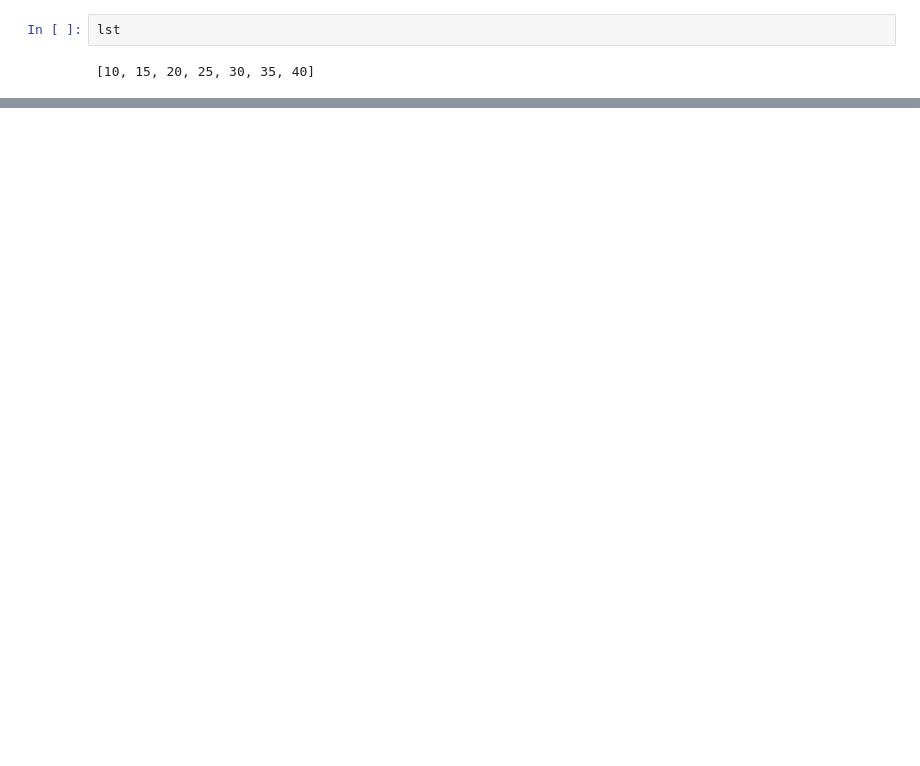
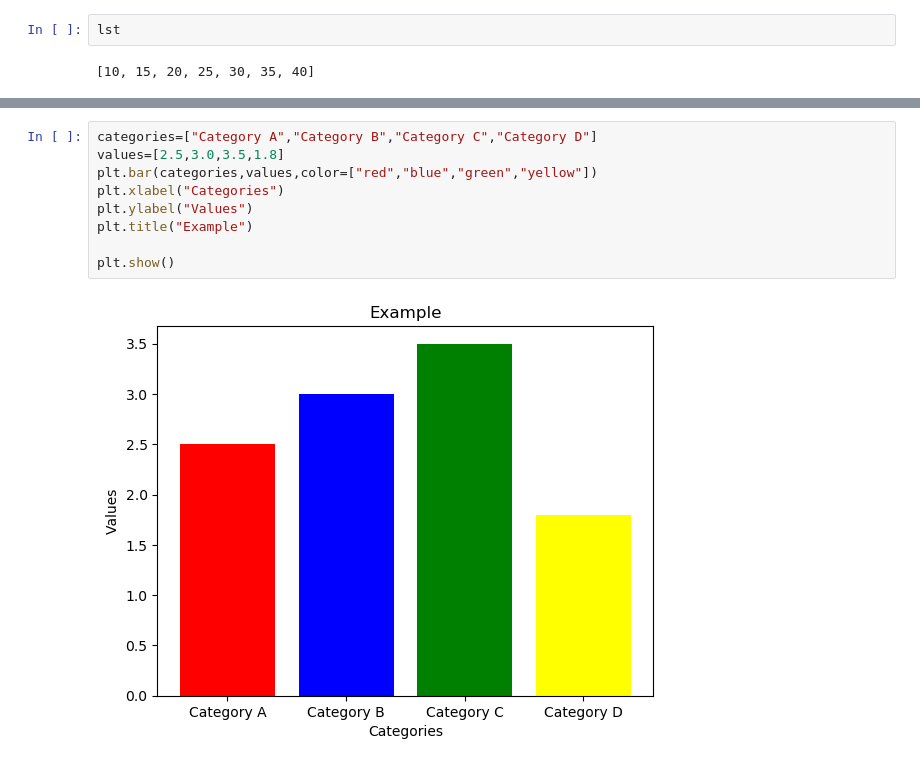
Before and after one commit to TejasRanjith/Lab, a Jupyter notebook: PythonLab/CSL 202 Python and Statistical Modelling Lab.ipynb, the cells around one changed output, grey strips where cells are left out. Drawn from its saved outputs; the diff is of its cells as text; blank space fills up the shorter version.

```diff
--- a/PythonLab/CSL 202 Python and Statistical Modelling Lab.ipynb
+++ b/PythonLab/CSL 202 Python and Statistical Modelling Lab.ipynb
@@ -144,0 +333,11 @@ lst
+# %%
+categories=["Category A","Category B","Category C","Category D"]
+values=[2.5,3.0,3.5,1.8]
+plt.bar(categories,values,color=["red","blue","green","yellow"])
+plt.xlabel("Categories")
+plt.ylabel("Values")
+plt.title("Example")
+
+plt.show()
+# %% [output]
+[figure, added]
```
Also changed, not shown: parts of 30 cells of this notebook, 3 other files.
